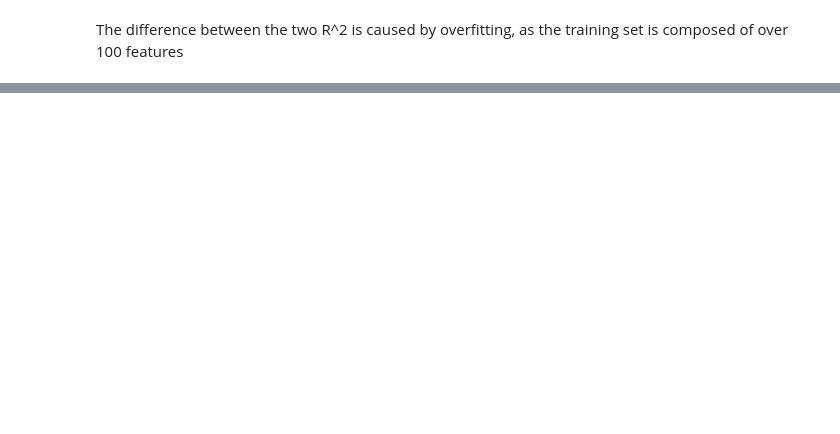
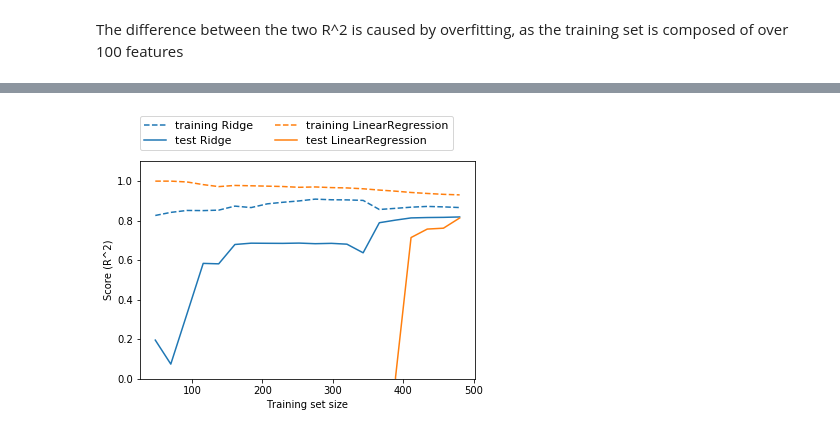
Before and after one commit to Patabu2/machine_learning_study, a Jupyter notebook: Chapter 2- Supervised learning.ipynb, the cells around one changed output, grey strips where cells are left out. Saved outputs shown, nothing was run; the diff lists cells and outputs as text; code cells hidden in the pictures; blank space fills up the shorter version.

```diff
--- a/Chapter 2- Supervised learning.ipynb
+++ b/Chapter 2- Supervised learning.ipynb
@@ -245,0 +381,5 @@ The difference between the two R^2 is caused by overfitting, as the training set
+# %%
+#Training curves for ridge regression and linear regression on the Boston Housing extended dataset
+mglearn.plots.plot_ridge_n_samples()
+# %% [output]
+[figure, added]
```
Also changed, not shown: parts of 19 cells of this notebook.
